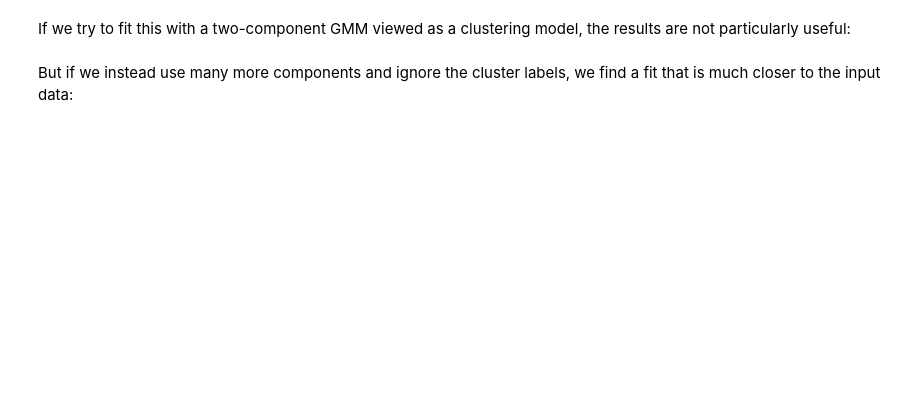
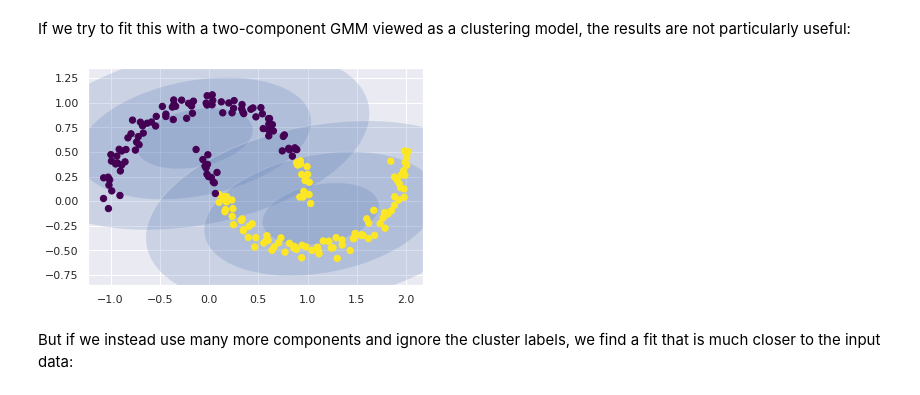
Before and after one commit to MiaMor04/Jupyter_Content, a Jupyter notebook: 13_4_Gaussian-Mixtures.ipynb, the cells around one changed output. Drawn from its saved outputs; the diff is of its cells as text; code cells hidden in the pictures; blank space fills up the shorter version.

```diff
--- a/13_4_Gaussian-Mixtures.ipynb
+++ b/13_4_Gaussian-Mixtures.ipynb
@@ -212,6 +216,10 @@ from sklearn.datasets import make_moons
 If we try to fit this with a two-component GMM viewed as a clustering model, the results are not particularly useful:
 # %%
 # fit the GMM model and plot the MOONS data
+gmm2=GaussianMixture(n_components=2, covariance_type='full', random_state=0)
+plot_gmm(gmm2, Xmoon)
+# %% [output]
+[figure, added]
 # %% [markdown]
 But if we instead use many more components and ignore the cluster labels, we find a fit that is much closer to the input data:
 # %%
```
Also changed, not shown: parts of 14 cells of this notebook, 2 other files.
